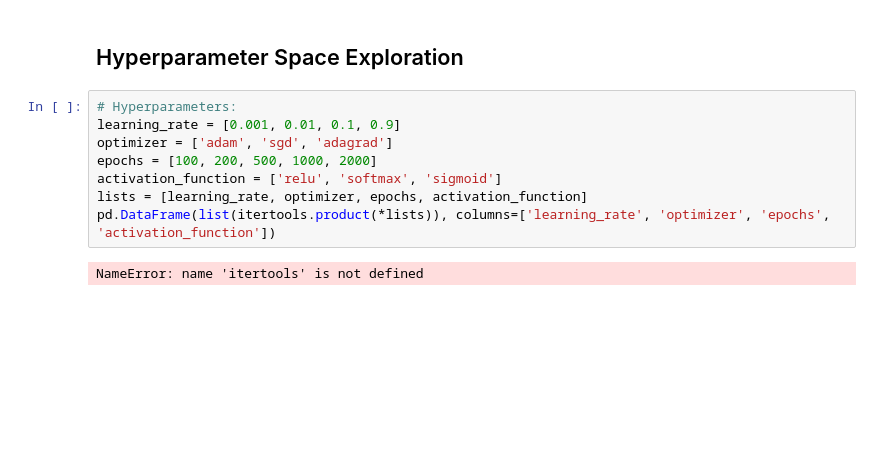
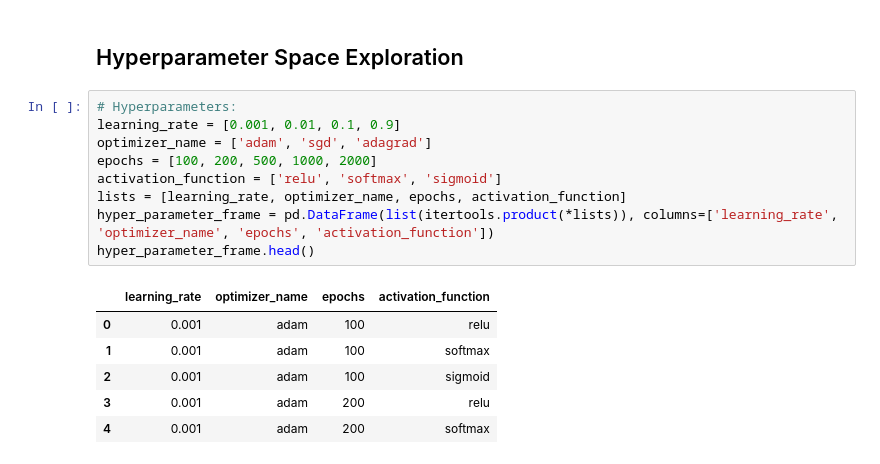
Before and after one commit to kmfullerton/Deep_Learning_Time_Series, a Jupyter notebook: Lesson 3 Exercise.ipynb, the cells around one changed output. Drawn from its saved outputs; the diff is of its cells as text; blank space fills up the shorter version.

```diff
--- a/Lesson 3 Exercise.ipynb
+++ b/Lesson 3 Exercise.ipynb
@@ -47,10 +48,16 @@ PlotLossesKeras library from https://github.com/stared/livelossplot.git
 # %%
 # Hyperparameters:
 learning_rate = [0.001, 0.01, 0.1, 0.9]
-optimizer = ['adam', 'sgd', 'adagrad']
+optimizer_name = ['adam', 'sgd', 'adagrad']
 epochs = [100, 200, 500, 1000, 2000]
 activation_function = ['relu', 'softmax', 'sigmoid']
-lists = [learning_rate, optimizer, epochs, activation_function]
-pd.DataFrame(list(itertools.product(*lists)), columns=['learning_rate', 'optimizer', 'epochs', 'activation_function'])
+lists = [learning_rate, optimizer_name, epochs, activation_function]
+hyper_parameter_frame = pd.DataFrame(list(itertools.product(*lists)), columns=['learning_rate', 'optimizer_name', 'epochs', 'activation_function'])
+hyper_parameter_frame.head()
 # %% [output]
-NameError: name 'itertools' is not defined
+|  | learning_rate | optimizer_name | epochs | activation_function |
+| 0 | 0.001 | adam | 100 | relu |
+| 1 | 0.001 | adam | 100 | softmax |
+| 2 | 0.001 | adam | 100 | sigmoid |
+| 3 | 0.001 | adam | 200 | relu |
+| 4 | 0.001 | adam | 200 | softmax |
```
Also changed, not shown: parts of 4 cells of this notebook, 1 other file.
